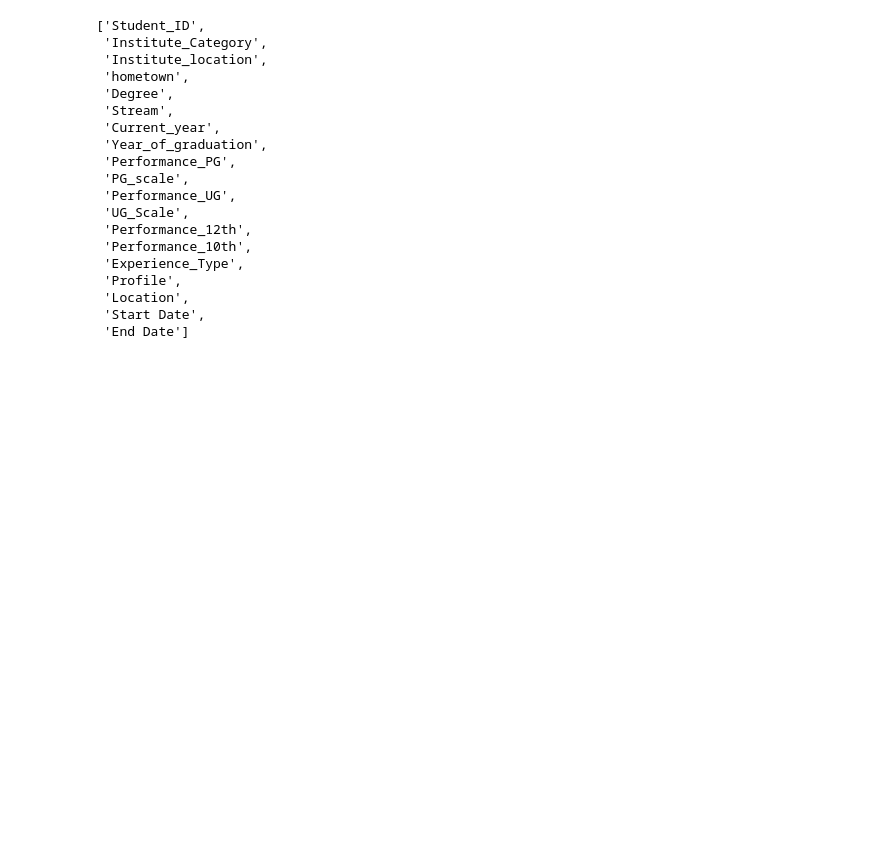
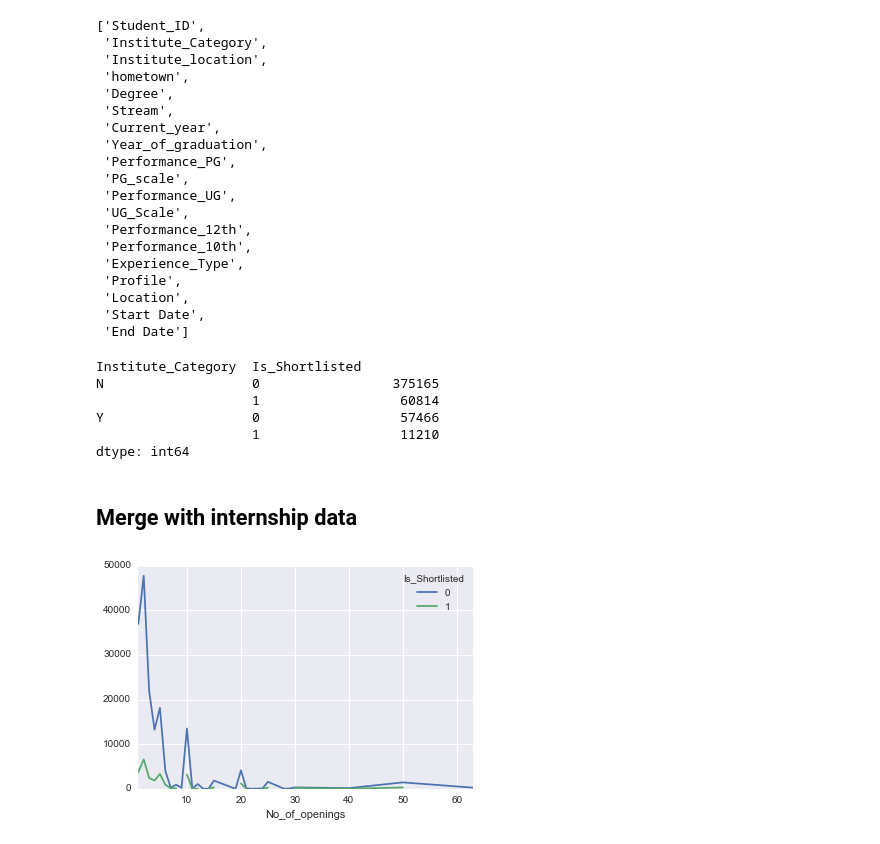
Before and after one commit to numb3r33/av-practice, a Jupyter notebook: date-your_data/notebooks/Date_Your_Data - Exploratory Data Analysis.ipynb, the cells around one changed output. Cells and saved outputs as stored; diff of their text form; code cells hidden in the pictures; blank space fills up the shorter version.

```diff
--- a/date-your_data/notebooks/Date_Your_Data - Exploratory Data Analysis.ipynb
+++ b/date-your_data/notebooks/Date_Your_Data - Exploratory Data Analysis.ipynb
@@ -197,3 +197,20 @@ list(students.columns)
  'Location',
  'Start Date',
  'End Date']
+# %%
+train_student.groupby(['Institute_Category', 'Is_Shortlisted']).size()
+# %% [output]
+Institute_Category  Is_Shortlisted
+N                   0                 375165
+                    1                  60814
+Y                   0                  57466
+                    1                  11210
+dtype: int64
+# %% [markdown]
+## Merge with internship data
+# %%
+train_with_internship = pd.merge(train, internship, how='left', on='Internship_ID')
+# %%
+train_with_internship.groupby(['No_of_openings', 'Is_Shortlisted']).size().unstack(1).plot();
+# %% [output]
+[figure, added]
```
Also changed, not shown: parts of 2 cells of this notebook, 1 other file.
